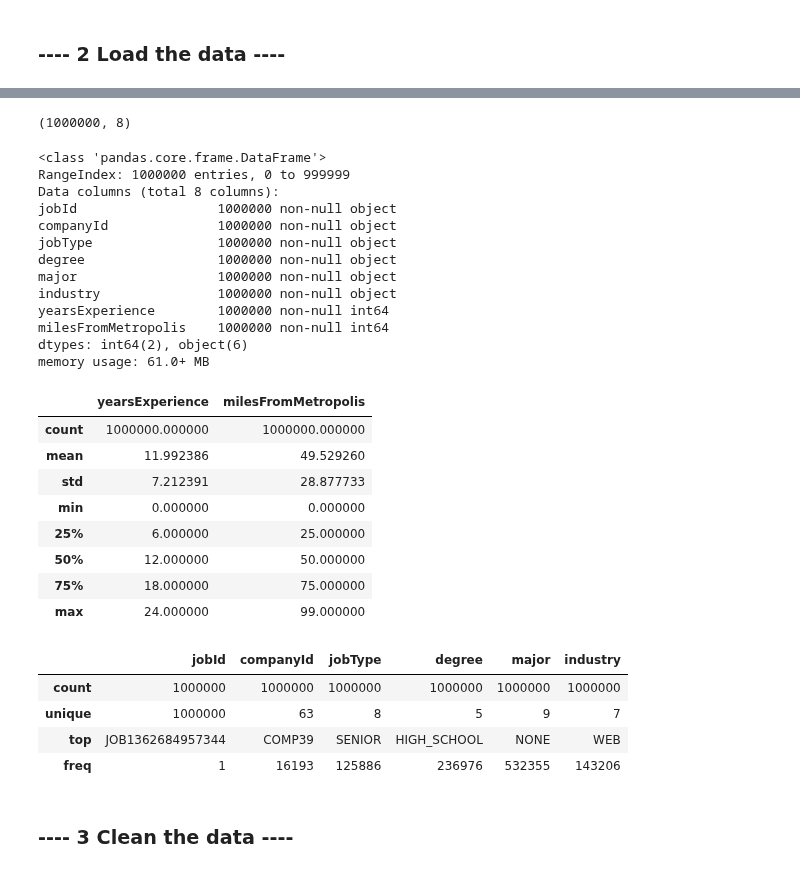
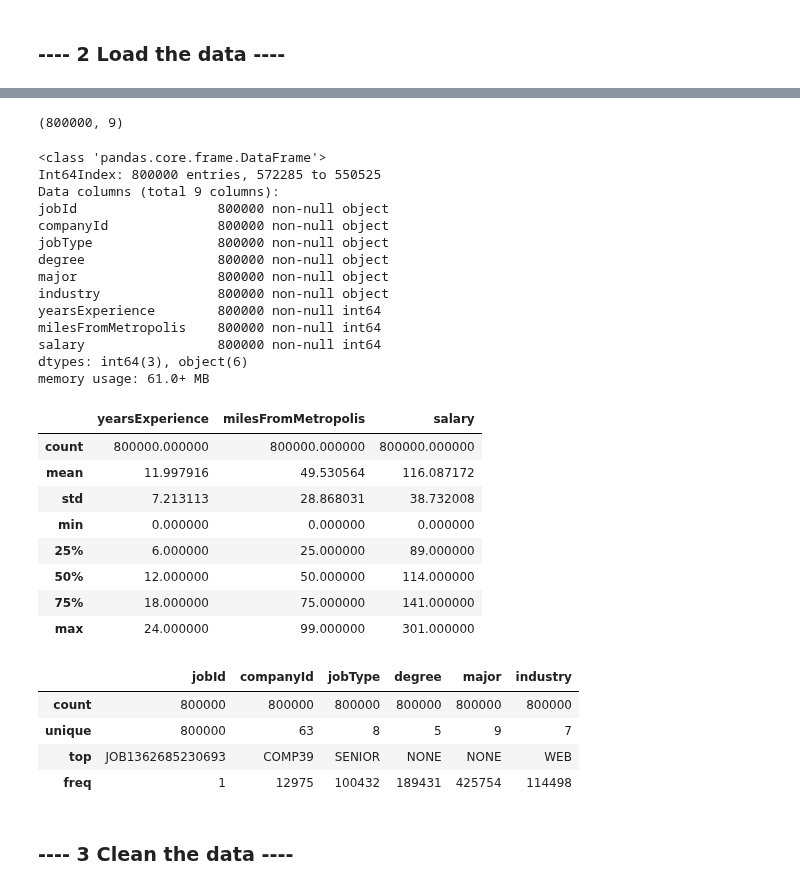
Before and after one commit to command7/salary_prediction, a Jupyter notebook: salary_predictions.ipynb, the cells around one changed output, grey strips where cells are left out. Saved outputs shown, nothing was run; the diff lists cells and outputs as text; code cells hidden in the pictures.

```diff
--- a/salary_predictions.ipynb
+++ b/salary_predictions.ipynb
@@ -24,7 +25,7 @@ __email__ = "vijay_saravanan@outlook.com"
 ### ---- 2 Load the data ----
 # %%
 #load the data into a Pandas dataframe
-train_set = pd.read_csv("data/train_features.csv")
-train_target = pd.read_csv("data/train_salaries.csv")
-print(train_set.head(5))
-print(train_target.head(5))
+feature_data = pd.read_csv("data/train_features.csv")
+target_data = pd.read_csv("data/train_salaries.csv")
+Total_data = pd.merge(feature_data, target_data, how="inner", on="jobId")
+train, test = train_test_split(Total_data, test_size = 0.2)
@@ -51,43 +32,44 @@ print(train_target.head(5))
 # %%
-train_set.shape
+train.shape
 # %% [output]
-(1000000, 8)
+(800000, 9)
 # %%
-train_set.info(null_counts=True)
+train.info(null_counts=True)
 # %% [output]
 <class 'pandas.core.frame.DataFrame'>
-RangeIndex: 1000000 entries, 0 to 999999
-Data columns (total 8 columns):
-jobId                  1000000 non-null object
-companyId              1000000 non-null object
-jobType                1000000 non-null object
-degree                 1000000 non-null object
-major                  1000000 non-null object
-industry               1000000 non-null object
-yearsExperience        1000000 non-null int64
-milesFromMetropolis    1000000 non-null int64
-dtypes: int64(2), object(6)
+Int64Index: 800000 entries, 572285 to 550525
+Data columns (total 9 columns):
+jobId                  800000 non-null object
+companyId              800000 non-null object
+jobType                800000 non-null object
+degree                 800000 non-null object
+major                  800000 non-null object
+industry               800000 non-null object
+yearsExperience        800000 non-null int64
+milesFromMetropolis    800000 non-null int64
+salary                 800000 non-null int64
+dtypes: int64(3), object(6)
 memory usage: 61.0+ MB
 # %%
-train_set.describe()
+train.describe()
 # %% [output]
-|  | yearsExperience | milesFromMetropolis |
-| count | 1000000.000000 | 1000000.000000 |
-| mean | 11.992386 | 49.529260 |
-| std | 7.212391 | 28.877733 |
-| min | 0.000000 | 0.000000 |
-| 25% | 6.000000 | 25.000000 |
-| 50% | 12.000000 | 50.000000 |
-| 75% | 18.000000 | 75.000000 |
-| max | 24.000000 | 99.000000 |
+|  | yearsExperience | milesFromMetropolis | salary |
+| count | 800000.000000 | 800000.000000 | 800000.000000 |
+| mean | 11.997916 | 49.530564 | 116.087172 |
+| std | 7.213113 | 28.868031 | 38.732008 |
+| min | 0.000000 | 0.000000 | 0.000000 |
+| 25% | 6.000000 | 25.000000 | 89.000000 |
+| 50% | 12.000000 | 50.000000 | 114.000000 |
+| 75% | 18.000000 | 75.000000 | 141.000000 |
+| max | 24.000000 | 99.000000 | 301.000000 |
 # %%
-train_set.describe(include=["O"])
+train.describe(include=["O"])
 # %% [output]
 |  | jobId | companyId | jobType | degree | major | industry |
-| count | 1000000 | 1000000 | 1000000 | 1000000 | 1000000 | 1000000 |
-| unique | 1000000 | 63 | 8 | 5 | 9 | 7 |
-| top | JOB1362684957344 | COMP39 | SENIOR | HIGH_SCHOOL | NONE | WEB |
-| freq | 1 | 16193 | 125886 | 236976 | 532355 | 143206 |
+| count | 800000 | 800000 | 800000 | 800000 | 800000 | 800000 |
+| unique | 800000 | 63 | 8 | 5 | 9 | 7 |
+| top | JOB1362685230693 | COMP39 | SENIOR | NONE | NONE | WEB |
+| freq | 1 | 12975 | 100432 | 189431 | 425754 | 114498 |
 # %% [markdown]
 ### ---- 3 Clean the data ----
 # %%
```
Also changed, not shown: parts of 21 cells of this notebook.
